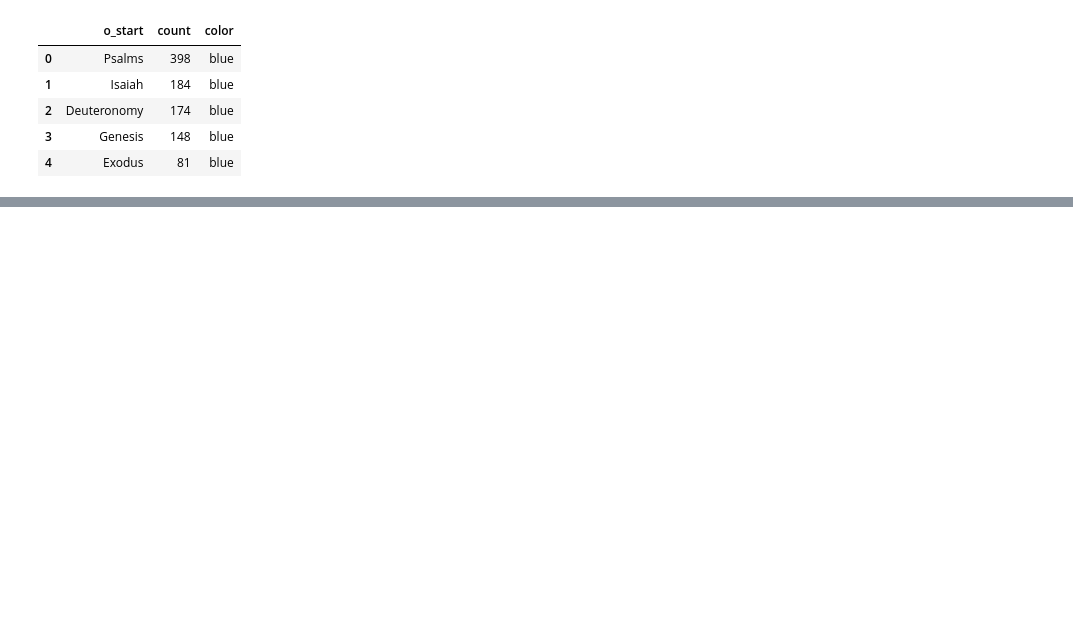
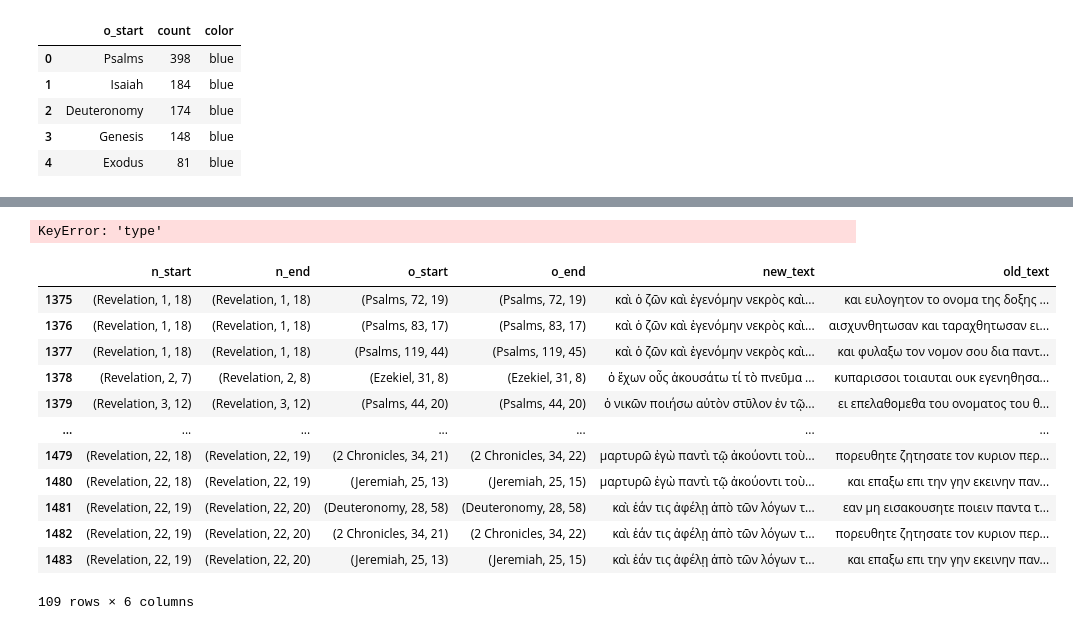
Before and after one commit to Tussky/Old-Testament-References, a Jupyter notebook: Isaac-Analysis.ipynb, the cells around one changed output, grey strips where cells are left out. Saved outputs shown, nothing was run; the diff lists cells and outputs as text; code cells hidden in the pictures; blank space fills up the shorter version.

```diff
--- a/Isaac-Analysis.ipynb
+++ b/Isaac-Analysis.ipynb
@@ -253,0 +184,72 @@ fig.show()
+# %%
+import networkx as nx
+
+# Create an empty directed graph
+G = nx.DiGraph()
+
+# Add nodes
+G.add_node('Revelation', type='NT')
+G.add_nodes_from(
+    list(set(revelations_references['o_start'].str[0])),
+    type = "OT"
+)
+
+# Add edges (optionally with weight)
+G.add_edge('Revelation', 'Genesis', weight=3)
+G.add_edge('Revelation', 'Exodus', weight=2)
+G.add_edge('Revelation', 'Daniel', weight=1)
+
+
+
+pos = nx.spring_layout(G, seed=42)  # force-directed layout
+
+import plotly.graph_objects as go
+
+# Edges
+edge_x, edge_y = [], []
+for source, target in G.edges():
+    x0, y0 = pos[source]
+    x1, y1 = pos[target]
+    edge_x.extend([x0, x1, None])
+    edge_y.extend([y0, y1, None])
+
+edge_trace = go.Scatter(x=edge_x, y=edge_y,
+                        line=dict(width=2, color='gray'),
+                        hoverinfo='none',
+                        mode='lines')
+
+# Nodes
+node_x = [pos[node][0] for node in G.nodes()]
+node_y = [pos[node][1] for node in G.nodes()]
+node_trace = go.Scatter(x=node_x, y=node_y,
+                        mode='markers+text',
+                        text=list(G.nodes()),
+                        textposition='top center',
+                        marker=dict(size=20, color=['red' if G.nodes[n]['type']=='NT' else 'lightblue' for n in G.nodes()]))
+
+
+
+fig = go.Figure(data=[edge_trace, node_trace])
+fig.update_layout(
+    xaxis=dict(showgrid=False, showticklabels=False, zeroline=False),
+    yaxis=dict(showgrid=False, showticklabels=False, zeroline=False)
+)
+fig.show()
+# %% [output]
+KeyError: 'type'
+# %%
+revelations_references
+# %% [output]
+|  | n_start | n_end | o_start | o_end | new_text | old_text |
+| 1375 | (Revelation, 1, 18) | (Revelation, 1, 18) | (Psalms, 72, 19) | (Psalms, 72, 19) | καὶ ὁ ζῶν καὶ ἐγενόμην νεκρὸς καὶ... | και ευλογητον το ονομα της δοξης ... |
+| 1376 | (Revelation, 1, 18) | (Revelation, 1, 18) | (Psalms, 83, 17) | (Psalms, 83, 17) | καὶ ὁ ζῶν καὶ ἐγενόμην νεκρὸς καὶ... | αισχυνθητωσαν και ταραχθητωσαν ει... |
+| 1377 | (Revelation, 1, 18) | (Revelation, 1, 18) | (Psalms, 119, 44) | (Psalms, 119, 45) | καὶ ὁ ζῶν καὶ ἐγενόμην νεκρὸς καὶ... | και φυλαξω τον νομον σου δια παντ... |
+| 1378 | (Revelation, 2, 7) | (Revelation, 2, 8) | (Ezekiel, 31, 8) | (Ezekiel, 31, 8) | ὁ ἔχων οὖς ἀκουσάτω τί τὸ πνεῦμα ... | κυπαρισσοι τοιαυται ουκ εγενηθησα... |
+| 1379 | (Revelation, 3, 12) | (Revelation, 3, 12) | (Psalms, 44, 20) | (Psalms, 44, 20) | ὁ νικῶν ποιήσω αὐτὸν στῦλον ἐν τῷ... | ει επελαθομεθα του ονοματος του θ... |
+| ... | ... | ... | ... | ... | ... | ... |
+| 1479 | (Revelation, 22, 18) | (Revelation, 22, 19) | (2 Chronicles, 34, 21) | (2 Chronicles, 34, 22) | μαρτυρῶ ἐγὼ παντὶ τῷ ἀκούοντι τοὺ... | πορευθητε ζητησατε τον κυριον περ... |
+| 1480 | (Revelation, 22, 18) | (Revelation, 22, 19) | (Jeremiah, 25, 13) | (Jeremiah, 25, 15) | μαρτυρῶ ἐγὼ παντὶ τῷ ἀκούοντι τοὺ... | και επαξω επι την γην εκεινην παν... |
+| 1481 | (Revelation, 22, 19) | (Revelation, 22, 20) | (Deuteronomy, 28, 58) | (Deuteronomy, 28, 58) | καὶ ἐάν τις ἀφέλῃ ἀπὸ τῶν λόγων τ... | εαν μη εισακουσητε ποιειν παντα τ... |
+| 1482 | (Revelation, 22, 19) | (Revelation, 22, 20) | (2 Chronicles, 34, 21) | (2 Chronicles, 34, 22) | καὶ ἐάν τις ἀφέλῃ ἀπὸ τῶν λόγων τ... | πορευθητε ζητησατε τον κυριον περ... |
+| 1483 | (Revelation, 22, 19) | (Revelation, 22, 20) | (Jeremiah, 25, 13) | (Jeremiah, 25, 15) | καὶ ἐάν τις ἀφέλῃ ἀπὸ τῶν λόγων τ... | και επαξω επι την γην εκεινην παν... |
+109 rows × 6 columns
```
Also changed, not shown: parts of 16 cells of this notebook, 1 other file.
